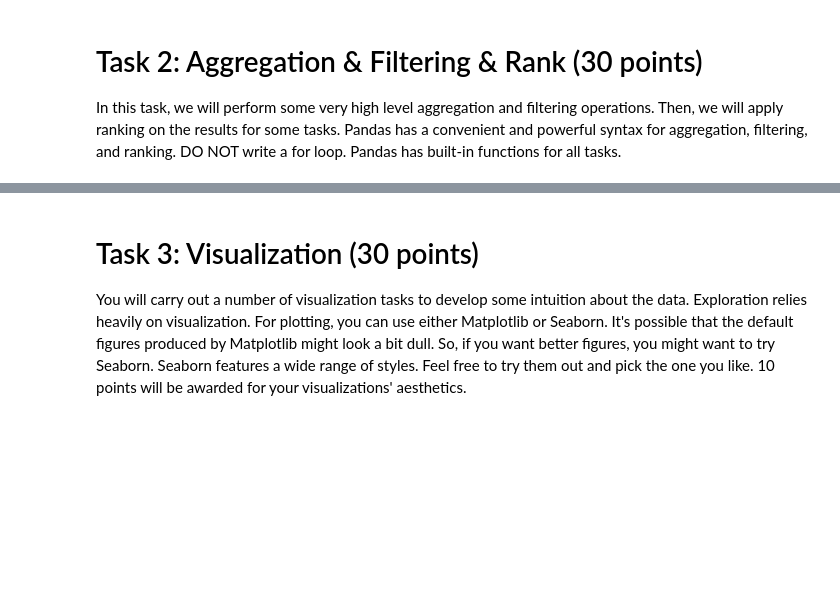
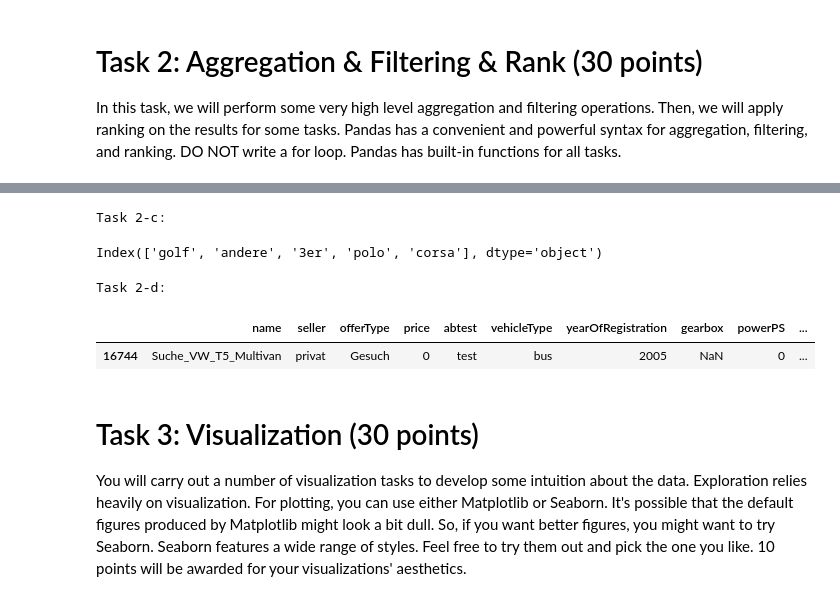
Before and after one commit to rachanamaria/DataMining_01, a Jupyter notebook: Assignment_1_python.ipynb, the cells around one changed output, grey strips where cells are left out. Drawn from its saved outputs; the diff is of its cells as text; code cells hidden in the pictures; blank space fills up the shorter version.

```diff
--- a/Assignment_1_python.ipynb
+++ b/Assignment_1_python.ipynb
@@ -200,3 +230,24 @@ print(df_data.loc[(df_data['price'] < 10000) & (df_data['offerType'].str.contain
+# %%
+# 5 points
+# Task 2-c: Discover the top 5 models with manuell gearbox and print a list of them.
+#<code>
+print("Task 2-c:\n")
+res=df_data[df_data['gearbox'] == 'manuell']['model'].value_counts().index[:5]
+display(res)
+print("\n")
+
+# 10 points
+# Task 2-d: Print records of vehicles which sold out with 'Gesuch' offertype with prices lower than 10,000
+#<code>
+print("Task 2-d:\n")
+display(df_data.loc[(df_data['price'] < 10000) & (df_data['offerType'].str.contains('Gesuch'))])
+print("\n")
+# %% [output]
+Task 2-c:
+Index(['golf', 'andere', '3er', 'polo', 'corsa'], dtype='object')
+Task 2-d:
+|  | name | seller | offerType | price | abtest | vehicleType | yearOfRegistration | gearbox | powerPS | ... |
+| 16744 | Suche_VW_T5_Multivan | privat | Gesuch | 0 | test | bus | 2005 | NaN | 0 | ... |
 # %% [markdown]
 # Task 3: Visualization (30 points)
 You will carry out a number of visualization tasks to develop some intuition about the data. Exploration relies heavily on visualization. For plotting, you can use either Matplotlib or Seaborn. It's possible that the default figures produced by Matplotlib might look a bit dull. So, if you want better figures, you might want to try Seaborn. Seaborn features a wide range of styles. Feel free to try them out and pick the one you like. 10 points will be awarded for your visualizations' aesthetics.
```
Also changed, not shown: parts of 9 cells of this notebook, 1 other file.
